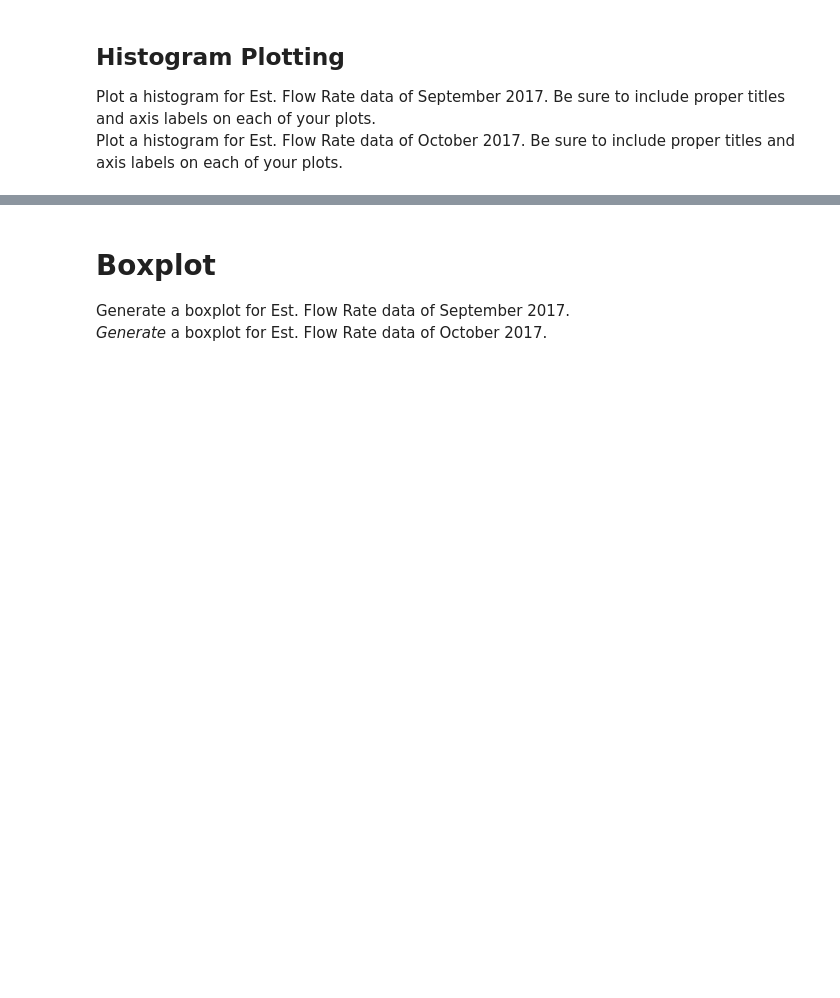
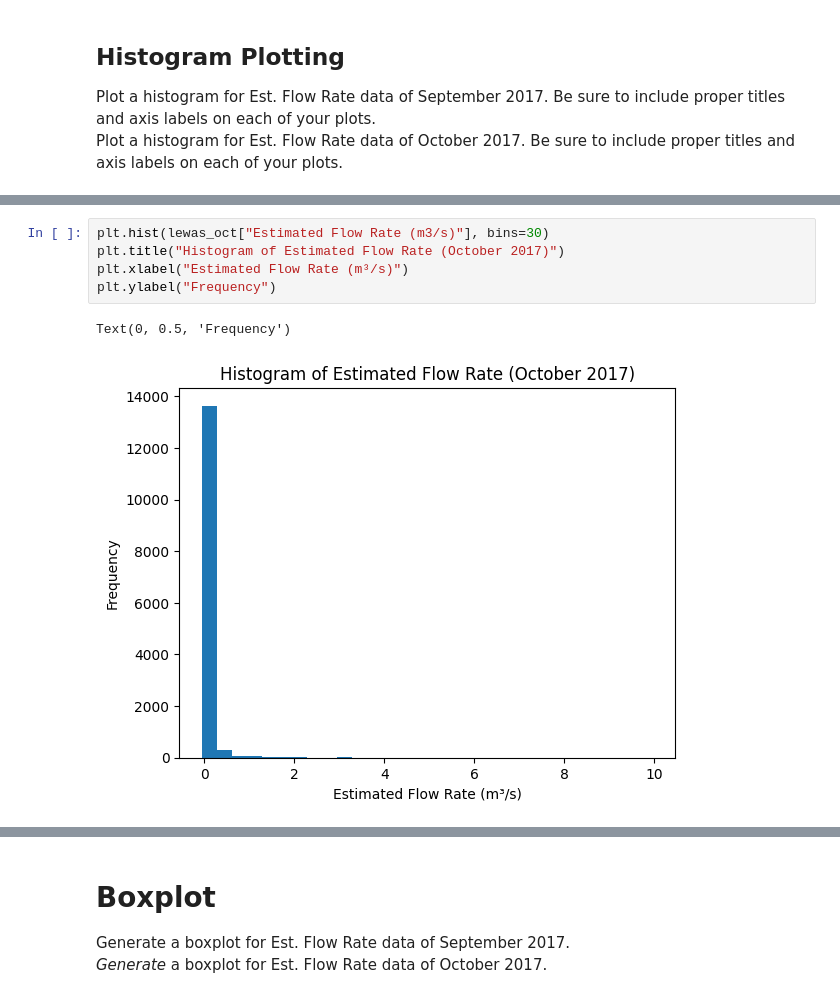
Before and after one commit to pcizediuno/DataScienceModule1, a Jupyter notebook: ISEN_370_Module_2_Project.ipynb, the cells around one changed output, grey strips where cells are left out. Drawn from its saved outputs; the diff is of its cells as text; blank space fills up the shorter version.

```diff
--- a/ISEN_370_Module_2_Project.ipynb
+++ b/ISEN_370_Module_2_Project.ipynb
@@ -123,0 +113,8 @@ Plot a histogram for Est. Flow Rate data of October 2017. Be sure to include pro
+# %%
+plt.hist(lewas_oct["Estimated Flow Rate (m3/s)"], bins=30)
+plt.title("Histogram of Estimated Flow Rate (October 2017)")
+plt.xlabel("Estimated Flow Rate (m³/s)")
+plt.ylabel("Frequency")
+# %% [output]
+Text(0, 0.5, 'Frequency')
+[figure, added]
```
Also changed, not shown: parts of 42 cells of this notebook.
